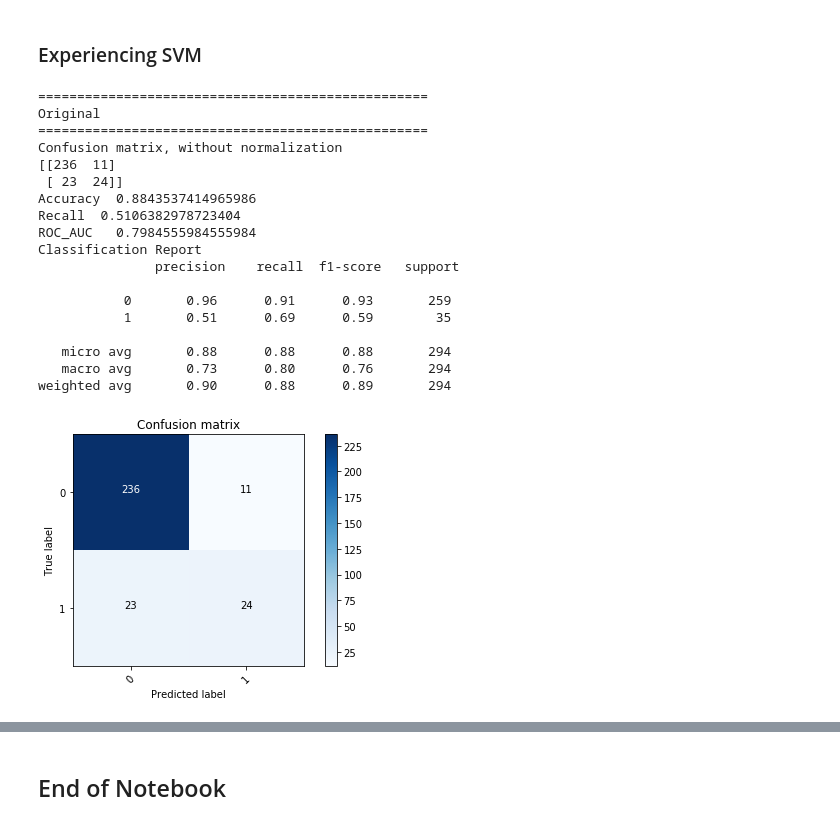
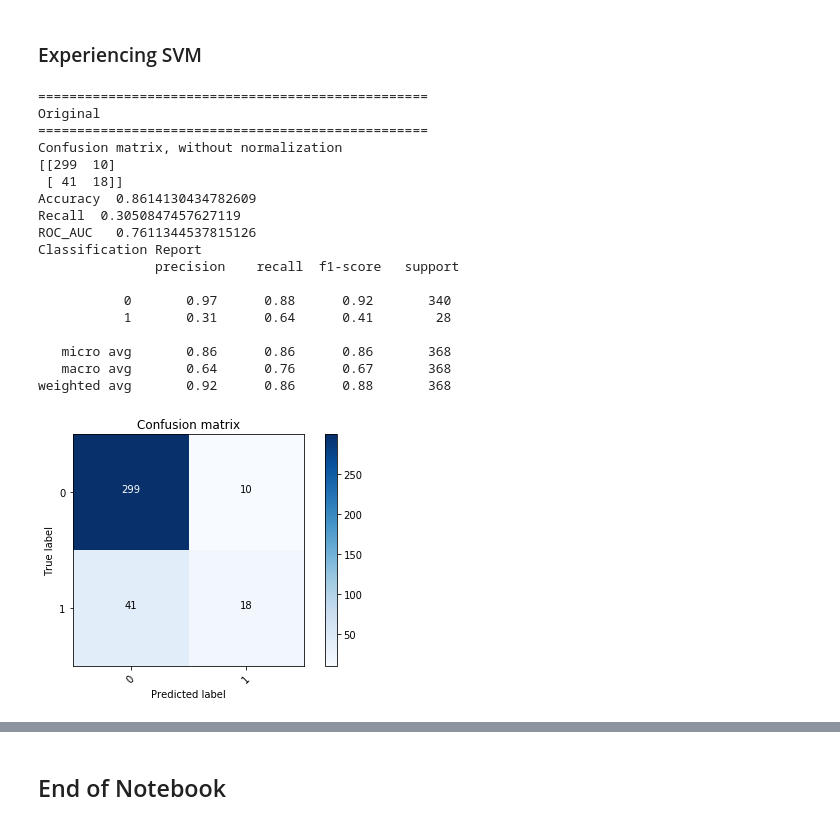
Before and after one commit to ramiazmi/Data-Science-Kaggle, a Jupyter notebook: Turnover_Prediction_IBM_CaseStudy.ipynb, the cells around one changed output, grey strips where cells are left out. Drawn from its saved outputs; the diff is of its cells as text; code cells hidden in the pictures.

```diff
--- a/Turnover_Prediction_IBM_CaseStudy.ipynb
+++ b/Turnover_Prediction_IBM_CaseStudy.ipynb
@@ -548,7 +548,7 @@ Original shape: (1176, 91) (1176,)
 Upsampled shape: (2958, 91) (2958,)
 Downsampled shape: (380, 91) (380,)
 # %%
-methods_data = {"Original": (X_train, y_train),
+methods_data = {# "Original": (X_train, y_train),
                 "Upsampled": (X_train_u, y_train_u),
                 "Downsampled": (X_train_d, y_train_d)
                }
@@ -676,6 +676,12 @@ weighted avg       0.74      0.64      0.60       294
 ### Experiencing SVM
 # %%
 from sklearn.svm import SVC
+
+X=df.drop(['Attrition'], axis=1)
+y=df.Attrition
+
+X_train,X_test,y_train,y_test=train_test_split(X,y,test_size=0.25,random_state=42, stratify=y)
+
 
 methods_data = {"Original": (X_train, y_train)}
 
@@ -684,45 +690,45 @@ for method in methods_data.keys():
     print(method)
     print('='*50)
 
-    svm = SVC(kernel='linear')
+    svm = SVC(kernel='linear', probability=True)
 
     X_t, y_t = methods_data[method][0], methods_data[method][1]
     clf = svm.fit(X_t,y_t)
 
     test_df = pd.DataFrame(y_test)
     test_df.columns = ['Attrition']
     test_df['Attrition_Pred']=clf.predict(X_test)
 
     from sklearn.metrics import confusion_matrix
 
     y_true = list(np.array(test_df['Attrition']))
     y_pred = list(np.array(test_df['Attrition_Pred']))
     class_names = ['0', '1']
     confusion_matrix=confusion_matrix(y_true,y_pred)
     plot_confusion_matrix(confusion_matrix, classes=class_names, title='Confusion matrix')
 
 
     print("Accuracy ",accuracy_score(test_df['Attrition_Pred'],test_df['Attrition']))
     print("Recall ",recall_score(test_df['Attrition'],test_df['Attrition_Pred']))
     print("ROC_AUC  ",roc_auc_score(test_df['Attrition_Pred'],test_df['Attrition']))
     print("Classification Report \n",classification_report(test_df['Attrition_Pred'],test_df['Attrition']))
 # %% [output]
 ==================================================
 Original
 ==================================================
 Confusion matrix, without normalization
-[[236  11]
- [ 23  24]]
-Accuracy  0.8843537414965986
-Recall  0.5106382978723404
-ROC_AUC   0.7984555984555984
+[[299  10]
+ [ 41  18]]
+Accuracy  0.8614130434782609
+Recall  0.3050847457627119
+ROC_AUC   0.7611344537815126
 Classification Report
                precision    recall  f1-score   support
 
-           0       0.96      0.91      0.93       259
-           1       0.51      0.69      0.59        35
+           0       0.97      0.88      0.92       340
+           1       0.31      0.64      0.41        28
 
-   micro avg       0.88      0.88      0.88       294
-   macro avg       0.73      0.80      0.76       294
-weighted avg       0.90      0.88      0.89       294
+   micro avg       0.86      0.86      0.86       368
+   macro avg       0.64      0.76      0.67       368
+weighted avg       0.92      0.86      0.88       368
-[figure, old version]
+[figure, new version]
```
Also changed, not shown: parts of 9 cells of this notebook, 4 other files.
